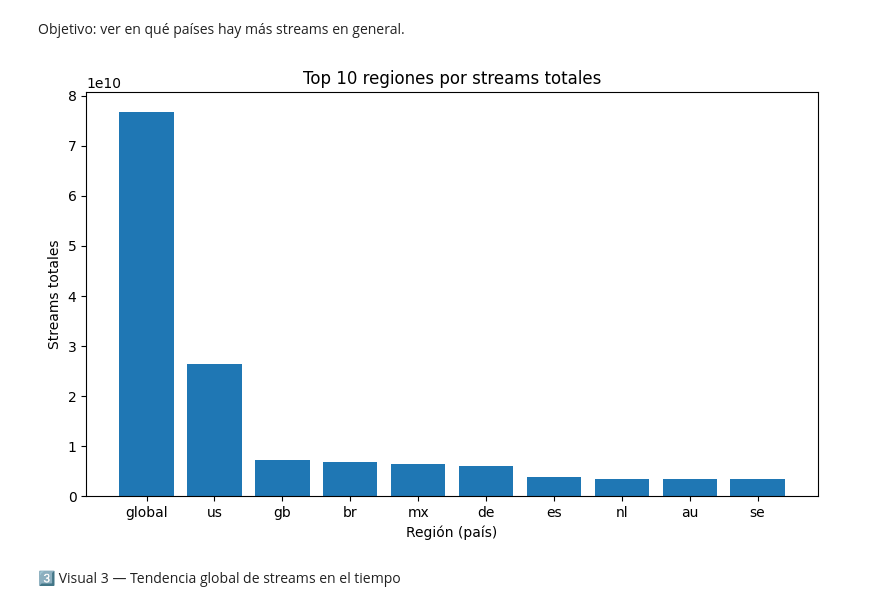
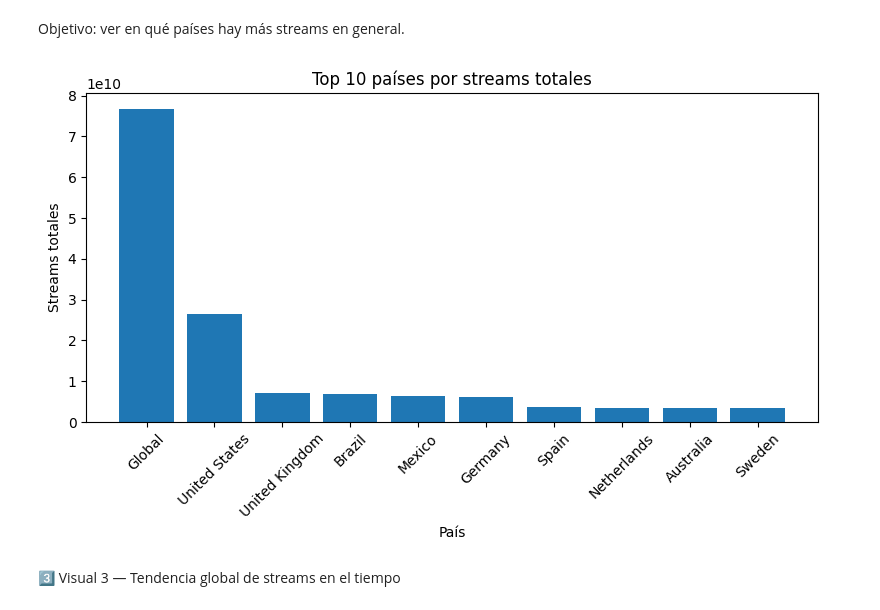
Before and after one commit to ericksootano/spotify-etl-airflow-docker, a Jupyter notebook: notebooks/exploracion_inicial.ipynb, the cells around one changed output. Saved outputs shown, nothing was run; the diff lists cells and outputs as text; code cells hidden in the pictures.

```diff
--- a/notebooks/exploracion_inicial.ipynb
+++ b/notebooks/exploracion_inicial.ipynb
@@ -210,28 +226,28 @@ Objetivo: ver en qué países hay más streams en general.
 # %%
 # Cargar tabla de streams por país y canción
 path_country = GOLD_DIR / "gold_streams_by_country.parquet"
 df_country = pl.read_parquet(path_country)
 
-# Agregamos a nivel solo de region
 df_country_total = (
     df_country
-    .group_by("region")
+    .group_by(["region", "country"])
     .agg(pl.sum("total_streams").alias("total_streams_region"))
     .sort("total_streams_region", descending=True)
     .head(10)
 )
 
 pdf_country = df_country_total.to_pandas()
 
 plt.figure(figsize=(8, 5))
-plt.bar(pdf_country["region"], pdf_country["total_streams_region"])
-plt.xlabel("Región (país)")
+plt.bar(pdf_country["country"], pdf_country["total_streams_region"])
+plt.xlabel("País")
 plt.ylabel("Streams totales")
-plt.title("Top 10 regiones por streams totales")
+plt.title("Top 10 países por streams totales")
+plt.xticks(rotation=45)
 plt.tight_layout()
 plt.show()
 # %% [output]
-[figure, old version]
+[figure, new version]
 # %% [markdown]
 3️⃣ Visual 3 — Tendencia global de streams en el tiempo
 # %% [markdown]
```
Also changed, not shown: parts of 10 cells of this notebook, 7 other files.
